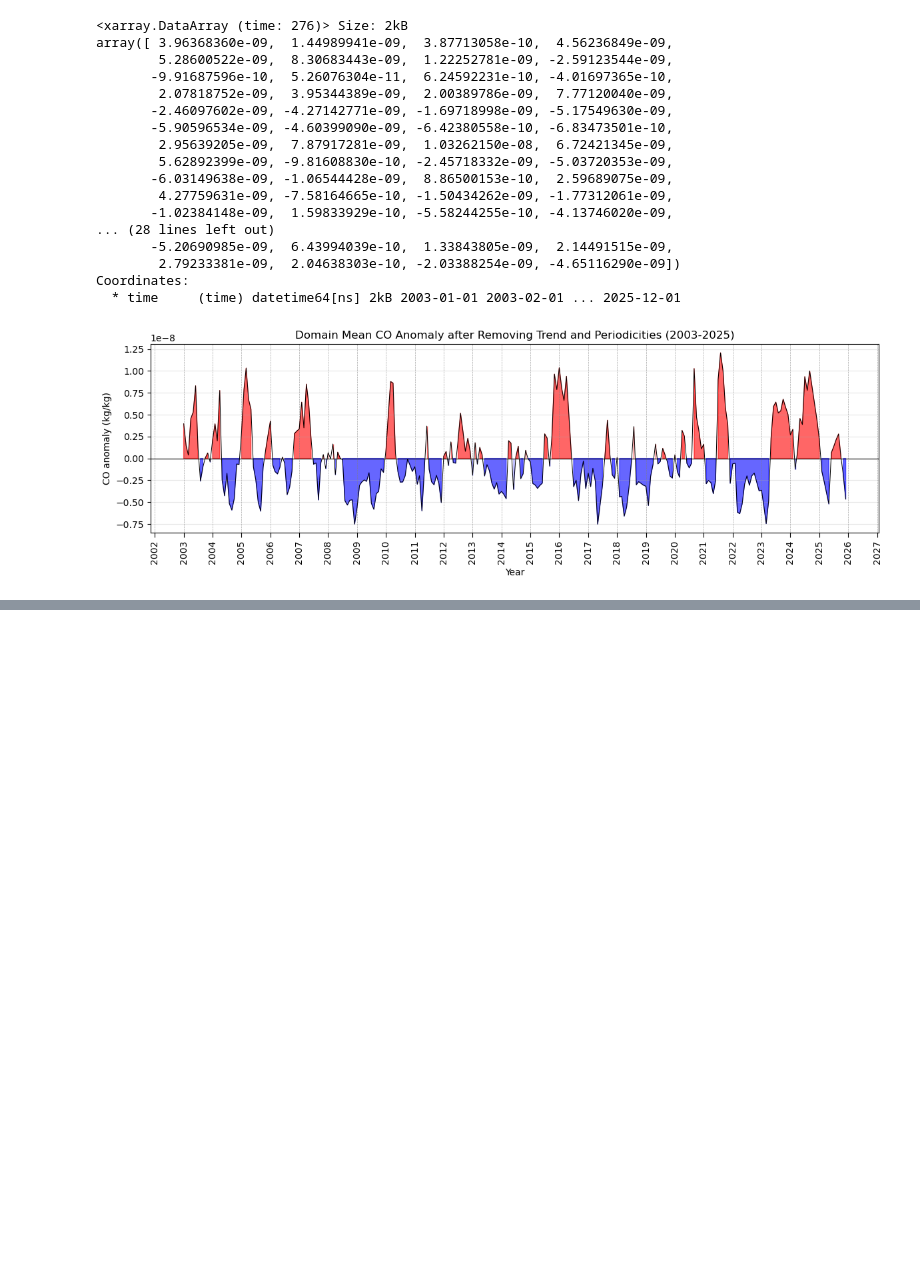
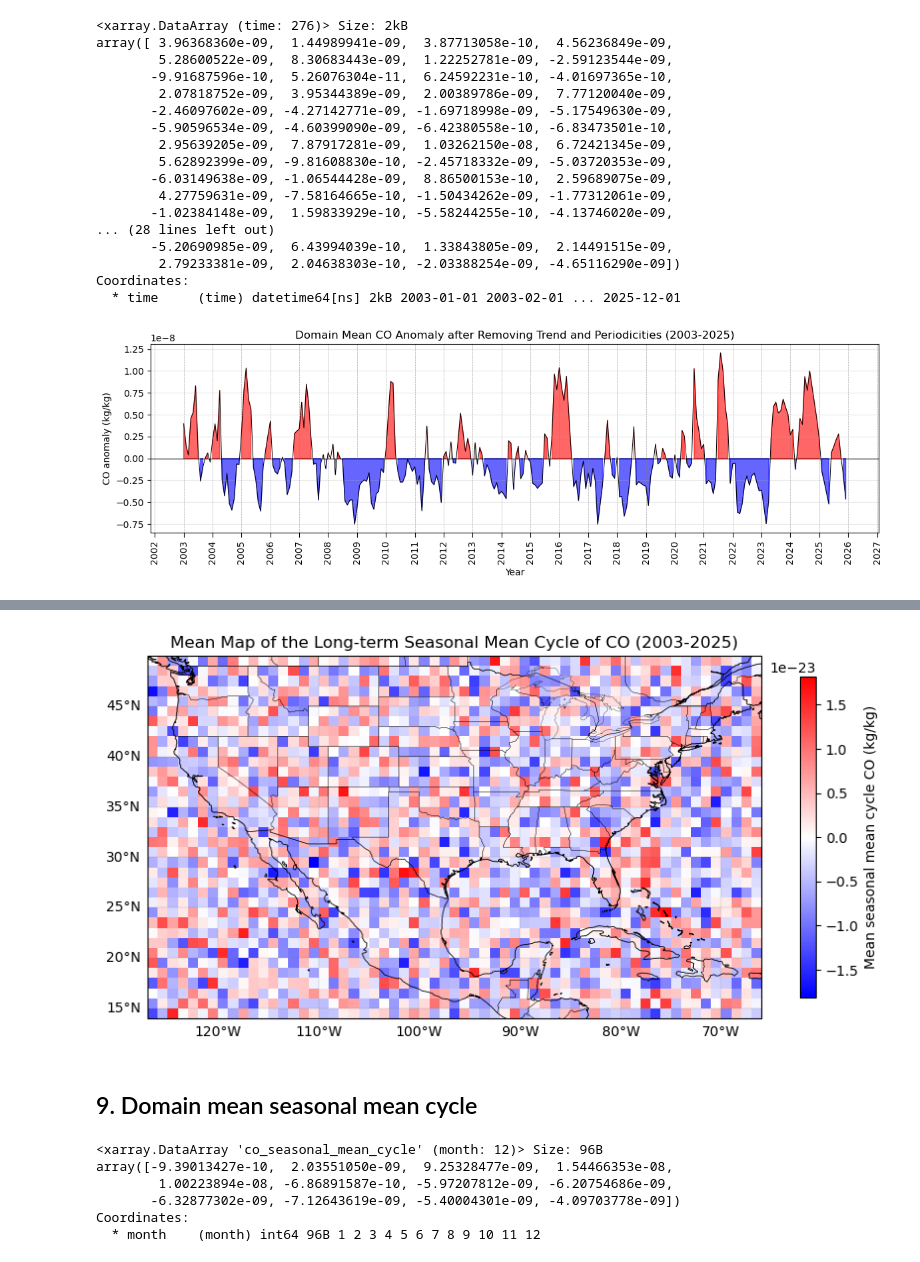
Before and after one commit to manohar322028/harmonic-analysis, a Jupyter notebook: Scripts/anomalies.ipynb, the cells around one changed output, grey strips where cells are left out. Cells and saved outputs as stored; diff of their text form; code cells hidden in the pictures; blank space fills up the shorter version.

```diff
--- a/Scripts/anomalies.ipynb
+++ b/Scripts/anomalies.ipynb
@@ -298,0 +389,3 @@ plt.show()
+# %%
+seasonal_mean_map = seasonal_mean_cycle.mean(dim="month")
+print(seasonal_mean_map)
@@ -298,0 +411,20 @@ plt.show()
+# %%
+vmax = float(abs(seasonal_mean_map).max())
+plot_map(seasonal_mean_map,
+         "Mean Map of the Long-term Seasonal Mean Cycle of CO (2003-2025)",
+         "Mean seasonal mean cycle CO (kg/kg)",
+         cmap="bwr", vmin=-vmax, vmax=vmax)
+# %% [output]
+[figure, added]
+# %% [markdown]
+## 9. Domain mean seasonal mean cycle
+# %%
+ts_seasonal = seasonal_mean_cycle.mean(dim=["lat", "lon"])
+print(ts_seasonal)
+# %% [output]
+<xarray.DataArray 'co_seasonal_mean_cycle' (month: 12)> Size: 96B
+array([-9.39013427e-10,  2.03551050e-09,  9.25328477e-09,  1.54466353e-08,
+        1.00223894e-08, -6.86891587e-10, -5.97207812e-09, -6.20754686e-09,
+       -6.32877302e-09, -7.12643619e-09, -5.40004301e-09, -4.09703778e-09])
+Coordinates:
+  * month    (month) int64 96B 1 2 3 4 5 6 7 8 9 10 11 12
```
Also changed, not shown: parts of 30 cells of this notebook, 5 other files.
